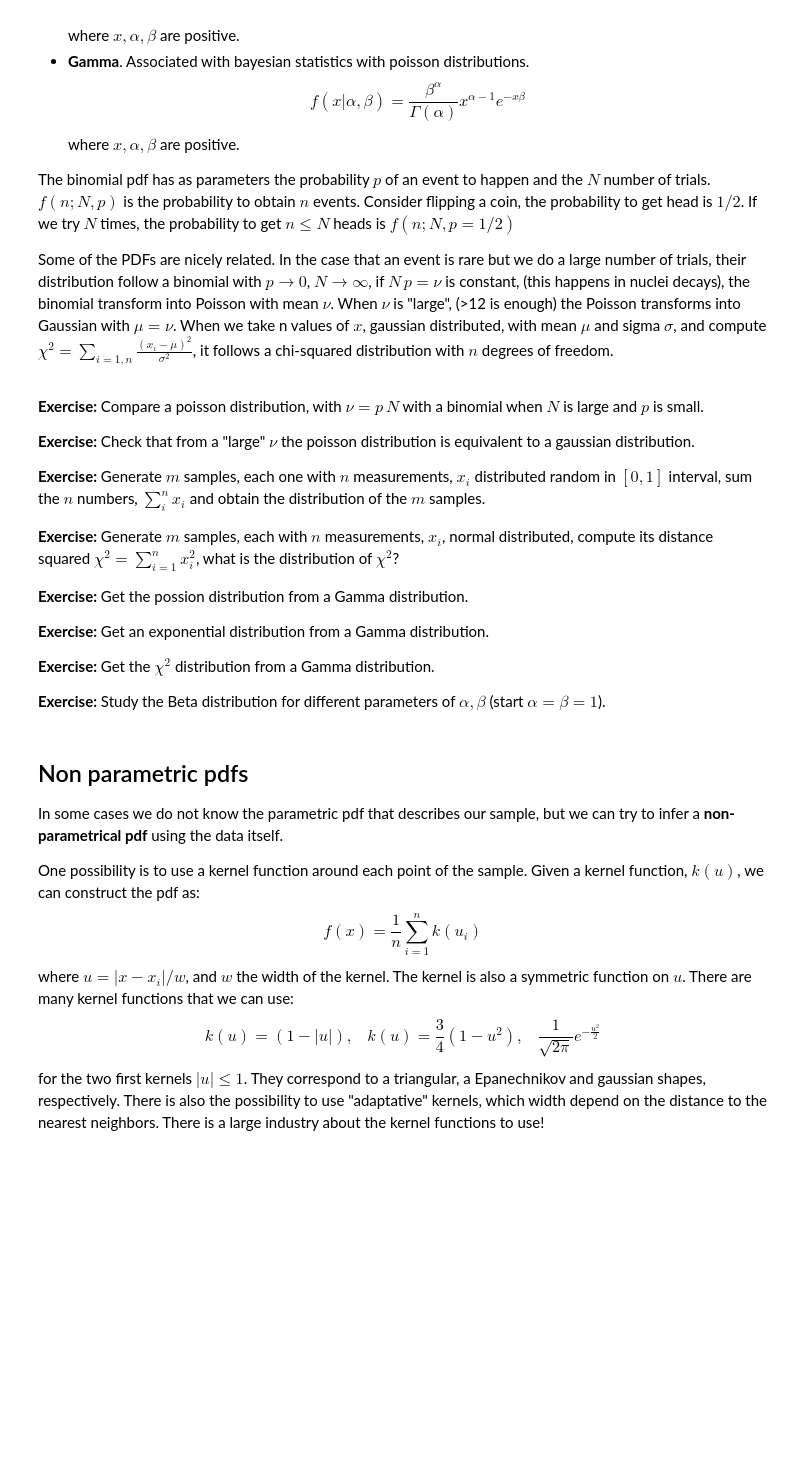
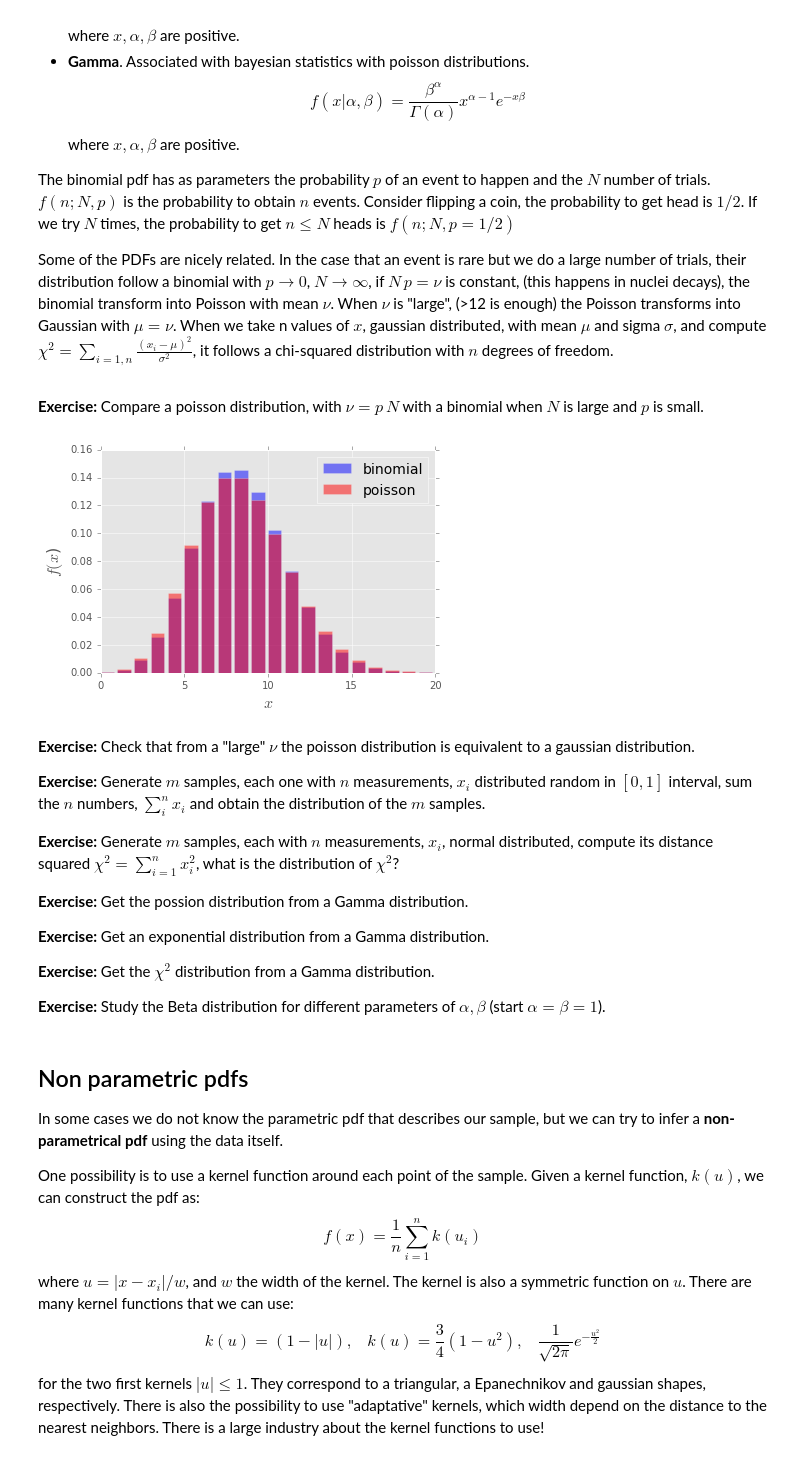
Before and after one commit to jahernando/uscdatanacourse, a Jupyter notebook: General.ipynb, the cells around one changed output. Drawn from its saved outputs; the diff is of its cells as text; code cells hidden in the pictures; blank space fills up the shorter version.

```diff
--- a/General.ipynb
+++ b/General.ipynb
@@ -363,9 +390,21 @@ where $x, \alpha, \beta$ are positive.
 The binomial pdf has as parameters the probability $p$ of an event to happen and the $N$ number of trials. $f(n;N,p)$ is the probability to obtain $n$ events. Consider flipping a coin, the probability to get head is $1/2$. If we try $N$ times, the probability to get $n \le N$ heads is $f(n;N,p=1/2)$
 
 Some of the PDFs are nicely related. In the case that an event is rare but we do a large number of trials, their distribution follow a binomial with $p\to 0$, $N\to \infty$, if $ N \, p = \nu$ is constant, (this happens in nuclei decays), the binomial transform into Poisson with mean $\nu$. When $\nu$ is "large", (>12 is enough) the Poisson transforms into Gaussian with $\mu=\nu$. When we take n values of $x$, gaussian distributed, with mean $\mu$ and sigma $\sigma$, and compute $\chi^2 = \sum_{i=1,n} \frac{(x_i -\mu)^2}{\sigma^2}$, it follows a chi-squared distribution with $n$ degrees of freedom.
+# %% [markdown]
+**Exercise:** Compare a poisson distribution, with $\nu=p \, N$ with a binomial when $N$ is large and $p$ is small.
+# %%
+N, p = 100, 0.08
+
+ns = np.arange(20)
+fig, ax = plt.subplots()
+ax.bar(ns, stats.binom.pmf(ns, N, p), color='blue', alpha=0.5, label='binomial')
+ax.bar(ns, stats.poisson.pmf(ns, N*p), color='red', alpha=0.5, label='poisson')
+ax.set_xlabel('$x$', fontsize=16)
+ax.set_ylabel('$f(x$)', fontsize=16)
+ax.legend(fontsize=14);
+# %% [output]
+[figure, added]
 # %% [markdown]
-**Exercise:** Compare a poisson distribution, with $\nu=p \, N$ with a binomial when $N$ is large and $p$ is small.
-
 **Exercise:** Check that from a "large" $\nu$ the poisson distribution is equivalent to a gaussian distribution.
 
 **Exercise:** Generate $m$ samples, each one with $n$ measurements, $x_i$ distributed random in $[0, 1]$ interval, sum the $n$ numbers, $\sum_i^n x_i$ and obtain the distribution of the $m$ samples.
```
Also changed, not shown: parts of 12 cells of this notebook, 13 other files.
